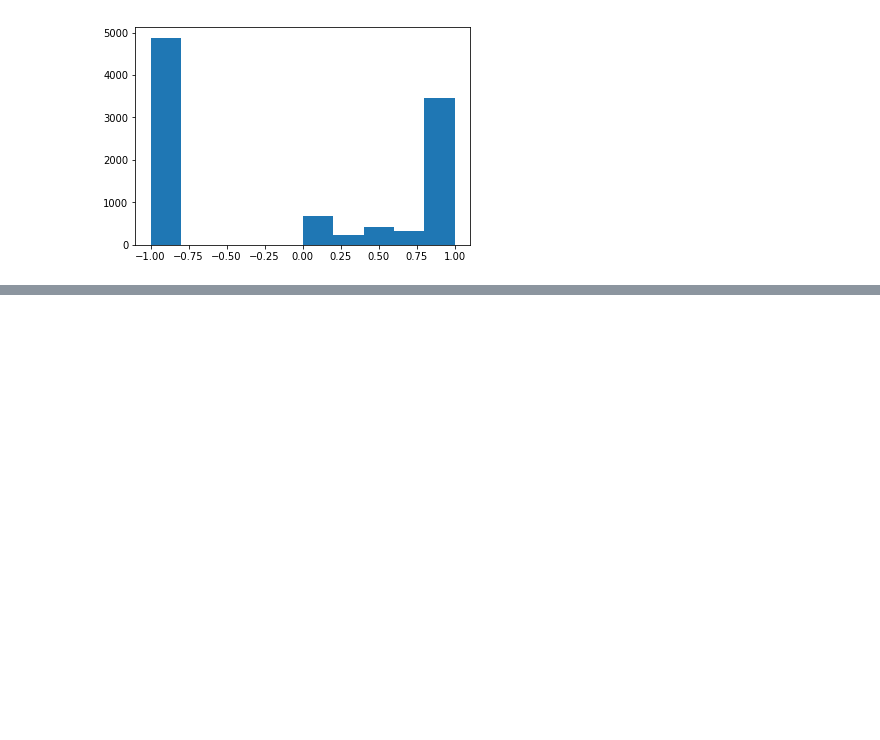
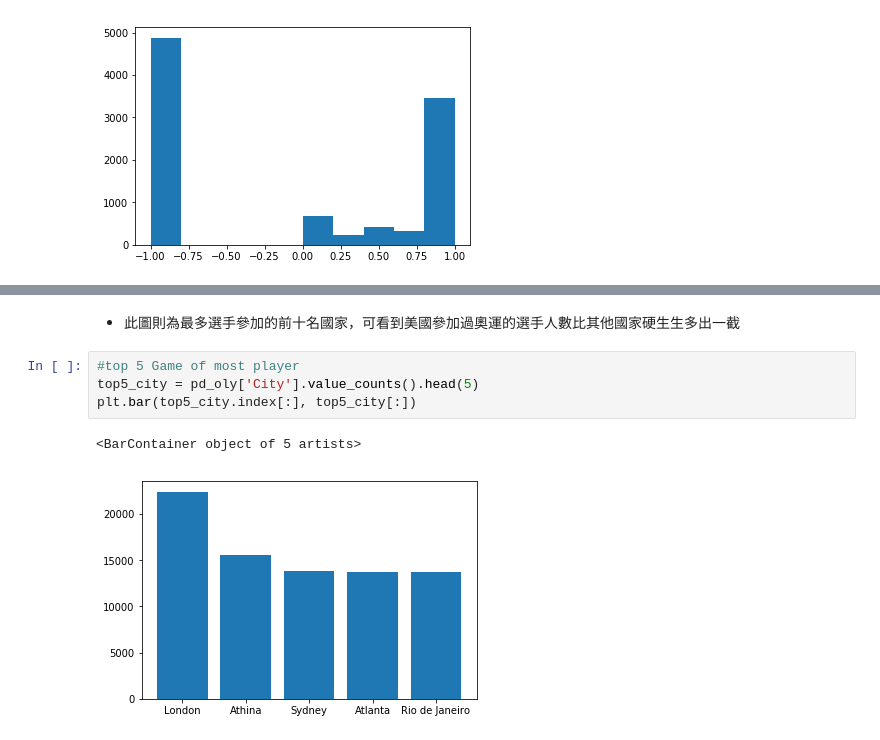
Before and after one commit to F74046496/FoDA_HW1, a Jupyter notebook: hw1.ipynb, the cells around one changed output, grey strips where cells are left out. Cells and saved outputs as stored; diff of their text form; blank space fills up the shorter version.

```diff
--- a/hw1.ipynb
+++ b/hw1.ipynb
@@ -147,0 +172,9 @@ plt.hist(list_HelpfulRatio)
+# %% [markdown]
+- 此圖則為最多選手參加的前十名國家，可看到美國參加過奧運的選手人數比其他國家硬生生多出一截
+# %%
+#top 5 Game of most player
+top5_city = pd_oly['City'].value_counts().head(5)
+plt.bar(top5_city.index[:], top5_city[:])
+# %% [output]
+<BarContainer object of 5 artists>
+[figure, added]
```
Also changed, not shown: parts of 17 cells of this notebook.
